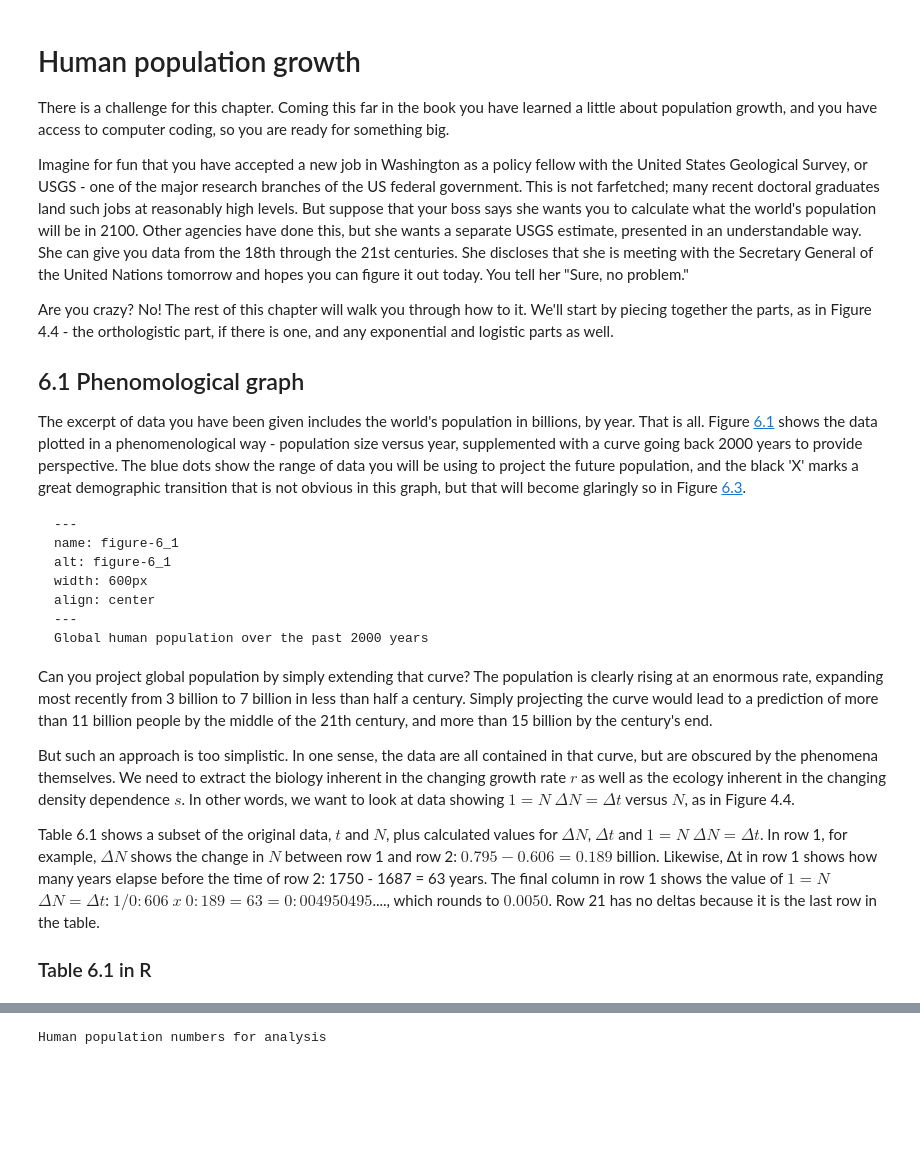
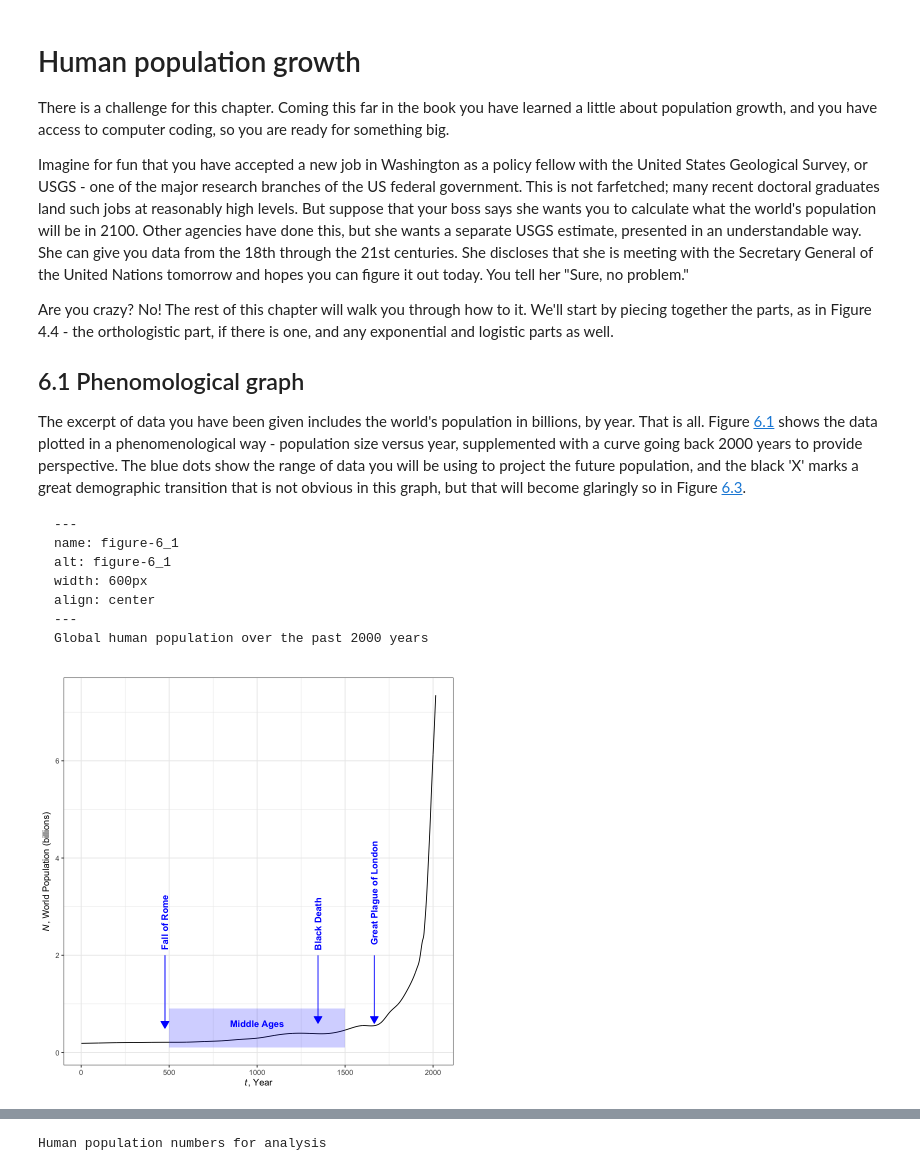
Before and after one commit to MikheyevLab/ecology-textbook, a Jupyter notebook: _sources/content/ch6-human-population.ipynb, the cells around one changed output, grey strips where cells are left out. Cells and saved outputs as stored; diff of their text form; code cells hidden in the pictures; blank space fills up the shorter version.

````diff
--- a/_sources/content/ch6-human-population.ipynb
+++ b/_sources/content/ch6-human-population.ipynb
@@ -43,34 +43,22 @@ align: center
 ---
 Global human population over the past 2000 years
 ```
-
-Can you project global population by simply extending
-that curve? The population is clearly rising at an enormous
-rate, expanding most recently from 3 billion to 7 billion in
-less than half a century. Simply projecting the curve would
-lead to a prediction of more than 11 billion people by the
-middle of the 21th century, and more than 15 billion by the
-century's end.
-
-But such an approach is too simplistic. In one sense, the
-data are all contained in that curve, but are obscured by
-the phenomena themselves. We need to extract the biology
-inherent in the changing growth rate $r$ as well as the ecology
-inherent in the changing density dependence $s$. In other
-words, we want to look at data showing $1=N$ $ΔN=Δt$ versus
-$N$, as in Figure 4.4.
-
-Table 6.1 shows a subset of the original data, $t$ and $N$, plus
-calculated values for
-$ΔN$, $Δt$ and $1=N$ $ΔN=Δt$.
-In row 1, for example, $ΔN$ shows the change in $N$ between row 1 and
-row 2: $0.795 - 0.606 = 0.189$ billion. Likewise, Δt in row 1
-shows how many years elapse before the time of row 2:
-1750 - 1687 = 63 years. The final column in row 1 shows the value
-of $1=N$ $ΔN=Δt$:
-$1/0:606$ $x$ $0:189=63 = 0:004950495$...., which
-rounds to $0.0050$. Row 21 has no deltas because it is the last
-row in the table.
-
-
-### Table 6.1 in R
+# %%
+suppressPackageStartupMessages({
+  library(tidyverse)
+}) # hide annoying messages
+# data from https://ourworldindata.org/world-population-growth
+worldPopulation <- read_csv("../data/WorldPopulationAnnual12000years_interpolated_HYDEandUNto2015.csv", skip = 1, col_names = c("year", "population"), col_types = "nn")
+filter(worldPopulation, year > 0) %>% ggplot(aes(year, population/10^9)) + geom_line() +
+  annotate("segment", x = 476, y = 2, xend = 476, yend = .5, colour = "blue", arrow = arrow(type = "closed", length = unit(0.02, "npc"))) +
+  annotate("text", x = 476, y = 2, label = "Fall of Rome", color = "blue", angle = 90, hjust = - .1, fontface = "bold") +
+  annotate("segment", x = 476, y = 2, xend = 476, yend = .5, color = "blue", arrow = arrow(type = "closed", length = unit(0.02, "npc"))) +
+  annotate("rect", xmin = c(500,500), xmax = c(1500,1500), ymin = c(.1, .1), ymax = c(0.9, 0.9), alpha=0.1, color=NA, fill="blue") +
+  annotate("text", x = 1000, y = .6, label = "Middle Ages", color = "blue", fontface = "bold") +
+  annotate("segment", x = 1666, y = 2, xend = 1666, yend = .6, colour = "blue", arrow = arrow(type = "closed", length = unit(0.02, "npc"))) +
+  annotate("text", x = 1666, y = 2, label = "Great Plague of London", color = "blue", angle = 90, hjust = - .1, fontface = "bold") +
+  annotate("segment", x = 1346, y = 2, xend = 1346, yend = .6, colour = "blue", arrow = arrow(type = "closed", length = unit(0.02, "npc"))) +
+  annotate("text", x = 1346, y = 2, label = "Black Death", color = "blue", angle = 90, hjust = - .1, fontface = "bold") +
+  theme_bw() + xlab(expression(paste(italic(t), ", Year"))) + ylab(expression(paste(italic(N), ", World Population (billions)")))
+# %% [output]
+[figure, added]
````
Also changed, not shown: parts of 2 cells of this notebook, 9 other files.
